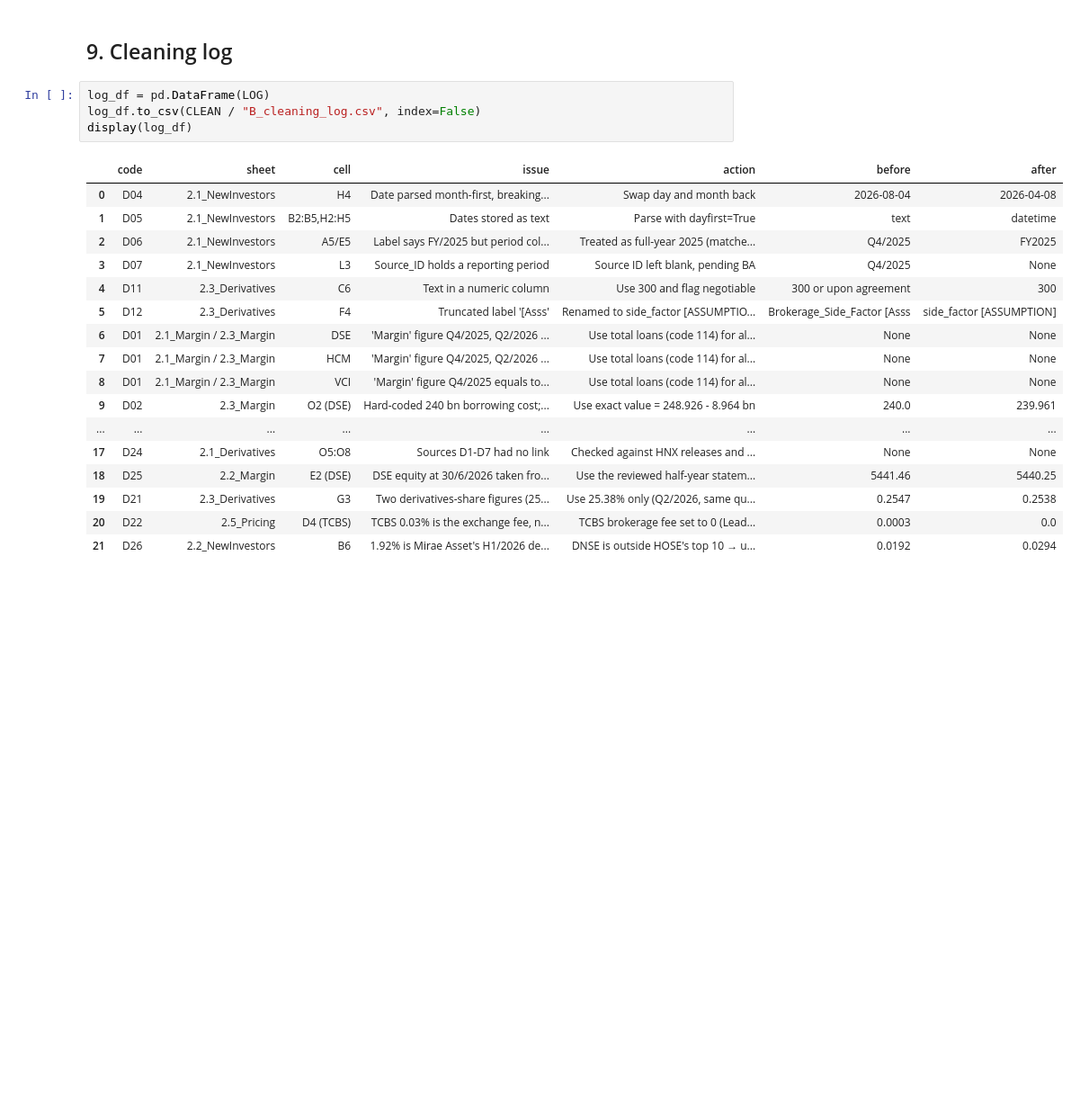
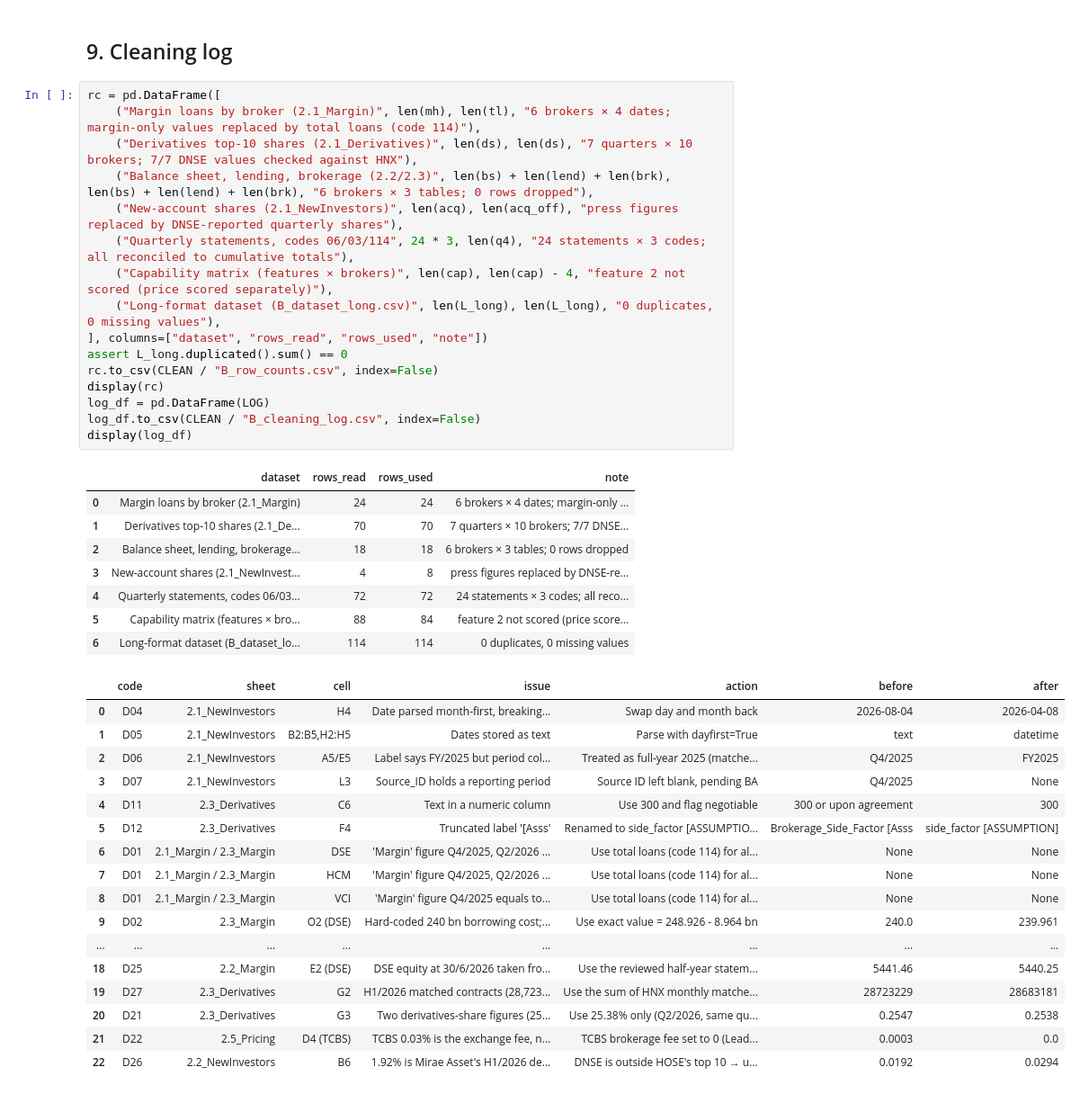
Before and after one commit to Xx-Pumpkin-xX/fba_roadto30_2026, a Jupyter notebook: notebook/B1_axis2_supply_side.ipynb, the cells around one changed output. Shown at 90% size. Drawn from its saved outputs; the diff is of its cells as text; blank space fills up the shorter version.

Commit message:
Use HNX monthly derivatives volume (D27)

```diff
--- a/notebook/B1_axis2_supply_side.ipynb
+++ b/notebook/B1_axis2_supply_side.ipynb
@@ -1294,25 +1300,45 @@ display(comp.round(3))
 | 2 | Derivatives | Fee per contract, low volume, VND | 1000.000 | 1500.000 | 0.5 | 0.592 | ... |
 # %% [markdown]
 ## 9. Cleaning log
-# %%
-log_df = pd.DataFrame(LOG)
-log_df.to_csv(CLEAN / "B_cleaning_log.csv", index=False)
-display(log_df)
-# %% [output]
-|  | code | sheet | cell | issue | action | before | after |
-| 0 | D04 | 2.1_NewInvestors | H4 | Date parsed month-first, breaking... | Swap day and month back | 2026-08-04 | 2026-04-08 |
-| 1 | D05 | 2.1_NewInvestors | B2:B5,H2:H5 | Dates stored as text | Parse with dayfirst=True | text | datetime |
-| 2 | D06 | 2.1_NewInvestors | A5/E5 | Label says FY/2025 but period col... | Treated as full-year 2025 (matche... | Q4/2025 | FY2025 |
-| 3 | D07 | 2.1_NewInvestors | L3 | Source_ID holds a reporting period | Source ID left blank, pending BA | Q4/2025 | None |
-| 4 | D11 | 2.3_Derivatives | C6 | Text in a numeric column | Use 300 and flag negotiable | 300 or upon agreement | 300 |
-| 5 | D12 | 2.3_Derivatives | F4 | Truncated label '[Asss' | Renamed to side_factor [ASSUMPTIO... | Brokerage_Side_Factor [Asss | side_factor [ASSUMPTION] |
-| 6 | D01 | 2.1_Margin / 2.3_Margin | DSE | 'Margin' figure Q4/2025, Q2/2026 ... | Use total loans (code 114) for al... | None | None |
-| 7 | D01 | 2.1_Margin / 2.3_Margin | HCM | 'Margin' figure Q4/2025, Q2/2026 ... | Use total loans (code 114) for al... | None | None |
-| 8 | D01 | 2.1_Margin / 2.3_Margin | VCI | 'Margin' figure Q4/2025 equals to... | Use total loans (code 114) for al... | None | None |
-| 9 | D02 | 2.3_Margin | O2 (DSE) | Hard-coded 240 bn borrowing cost;... | Use exact value = 248.926 - 8.964 bn | 240.0 | 239.961 |
-| ... | ... | ... | ... | ... | ... | ... | ... |
-| 17 | D24 | 2.1_Derivatives | O5:O8 | Sources D1-D7 had no link | Checked against HNX releases and ... | None | None |
-| 18 | D25 | 2.2_Margin | E2 (DSE) | DSE equity at 30/6/2026 taken fro... | Use the reviewed half-year statem... | 5441.46 | 5440.25 |
-| 19 | D21 | 2.3_Derivatives | G3 | Two derivatives-share figures (25... | Use 25.38% only (Q2/2026, same qu... | 0.2547 | 0.2538 |
-| 20 | D22 | 2.5_Pricing | D4 (TCBS) | TCBS 0.03% is the exchange fee, n... | TCBS brokerage fee set to 0 (Lead... | 0.0003 | 0.0 |
-| 21 | D26 | 2.2_NewInvestors | B6 | 1.92% is Mirae Asset's H1/2026 de... | DNSE is outside HOSE's top 10 → u... | 0.0192 | 0.0294 |
+# %%
+rc = pd.DataFrame([
+    ("Margin loans by broker (2.1_Margin)", len(mh), len(tl), "6 brokers × 4 dates; margin-only values replaced by total loans (code 114)"),
+    ("Derivatives top-10 shares (2.1_Derivatives)", len(ds), len(ds), "7 quarters × 10 brokers; 7/7 DNSE values checked against HNX"),
+    ("Balance sheet, lending, brokerage (2.2/2.3)", len(bs) + len(lend) + len(brk), len(bs) + len(lend) + len(brk), "6 brokers × 3 tables; 0 rows dropped"),
+    ("New-account shares (2.1_NewInvestors)", len(acq), len(acq_off), "press figures replaced by DNSE-reported quarterly shares"),
+    ("Quarterly statements, codes 06/03/114", 24 * 3, len(q4), "24 statements × 3 codes; all reconciled to cumulative totals"),
+    ("Capability matrix (features × brokers)", len(cap), len(cap) - 4, "feature 2 not scored (price scored separately)"),
+    ("Long-format dataset (B_dataset_long.csv)", len(L_long), len(L_long), "0 duplicates, 0 missing values"),
+], columns=["dataset", "rows_read", "rows_used", "note"])
+assert L_long.duplicated().sum() == 0
+rc.to_csv(CLEAN / "B_row_counts.csv", index=False)
+display(rc)
+log_df = pd.DataFrame(LOG)
+log_df.to_csv(CLEAN / "B_cleaning_log.csv", index=False)
+display(log_df)
+# %% [output]
+|  | dataset | rows_read | rows_used | note |
+| 0 | Margin loans by broker (2.1_Margin) | 24 | 24 | 6 brokers × 4 dates; margin-only ... |
+| 1 | Derivatives top-10 shares (2.1_De... | 70 | 70 | 7 quarters × 10 brokers; 7/7 DNSE... |
+| 2 | Balance sheet, lending, brokerage... | 18 | 18 | 6 brokers × 3 tables; 0 rows dropped |
+| 3 | New-account shares (2.1_NewInvest... | 4 | 8 | press figures replaced by DNSE-re... |
+| 4 | Quarterly statements, codes 06/03... | 72 | 72 | 24 statements × 3 codes; all reco... |
+| 5 | Capability matrix (features × bro... | 88 | 84 | feature 2 not scored (price score... |
+| 6 | Long-format dataset (B_dataset_lo... | 114 | 114 | 0 duplicates, 0 missing values |
+|  | code | sheet | cell | issue | action | before | after |
+| 0 | D04 | 2.1_NewInvestors | H4 | Date parsed month-first, breaking... | Swap day and month back | 2026-08-04 | 2026-04-08 |
+| 1 | D05 | 2.1_NewInvestors | B2:B5,H2:H5 | Dates stored as text | Parse with dayfirst=True | text | datetime |
+| 2 | D06 | 2.1_NewInvestors | A5/E5 | Label says FY/2025 but period col... | Treated as full-year 2025 (matche... | Q4/2025 | FY2025 |
+| 3 | D07 | 2.1_NewInvestors | L3 | Source_ID holds a reporting period | Source ID left blank, pending BA | Q4/2025 | None |
+| 4 | D11 | 2.3_Derivatives | C6 | Text in a numeric column | Use 300 and flag negotiable | 300 or upon agreement | 300 |
+| 5 | D12 | 2.3_Derivatives | F4 | Truncated label '[Asss' | Renamed to side_factor [ASSUMPTIO... | Brokerage_Side_Factor [Asss | side_factor [ASSUMPTION] |
+| 6 | D01 | 2.1_Margin / 2.3_Margin | DSE | 'Margin' figure Q4/2025, Q2/2026 ... | Use total loans (code 114) for al... | None | None |
+| 7 | D01 | 2.1_Margin / 2.3_Margin | HCM | 'Margin' figure Q4/2025, Q2/2026 ... | Use total loans (code 114) for al... | None | None |
+| 8 | D01 | 2.1_Margin / 2.3_Margin | VCI | 'Margin' figure Q4/2025 equals to... | Use total loans (code 114) for al... | None | None |
+| 9 | D02 | 2.3_Margin | O2 (DSE) | Hard-coded 240 bn borrowing cost;... | Use exact value = 248.926 - 8.964 bn | 240.0 | 239.961 |
+| ... | ... | ... | ... | ... | ... | ... | ... |
+| 18 | D25 | 2.2_Margin | E2 (DSE) | DSE equity at 30/6/2026 taken fro... | Use the reviewed half-year statem... | 5441.46 | 5440.25 |
+| 19 | D27 | 2.3_Derivatives | G2 | H1/2026 matched contracts (28,723... | Use the sum of HNX monthly matche... | 28723229 | 28683181 |
+| 20 | D21 | 2.3_Derivatives | G3 | Two derivatives-share figures (25... | Use 25.38% only (Q2/2026, same qu... | 0.2547 | 0.2538 |
+| 21 | D22 | 2.5_Pricing | D4 (TCBS) | TCBS 0.03% is the exchange fee, n... | TCBS brokerage fee set to 0 (Lead... | 0.0003 | 0.0 |
+| 22 | D26 | 2.2_NewInvestors | B6 | 1.92% is Mirae Asset's H1/2026 de... | DNSE is outside HOSE's top 10 → u... | 0.0192 | 0.0294 |
```
Also changed, not shown: parts of 2 cells of this notebook, 5 other files.
